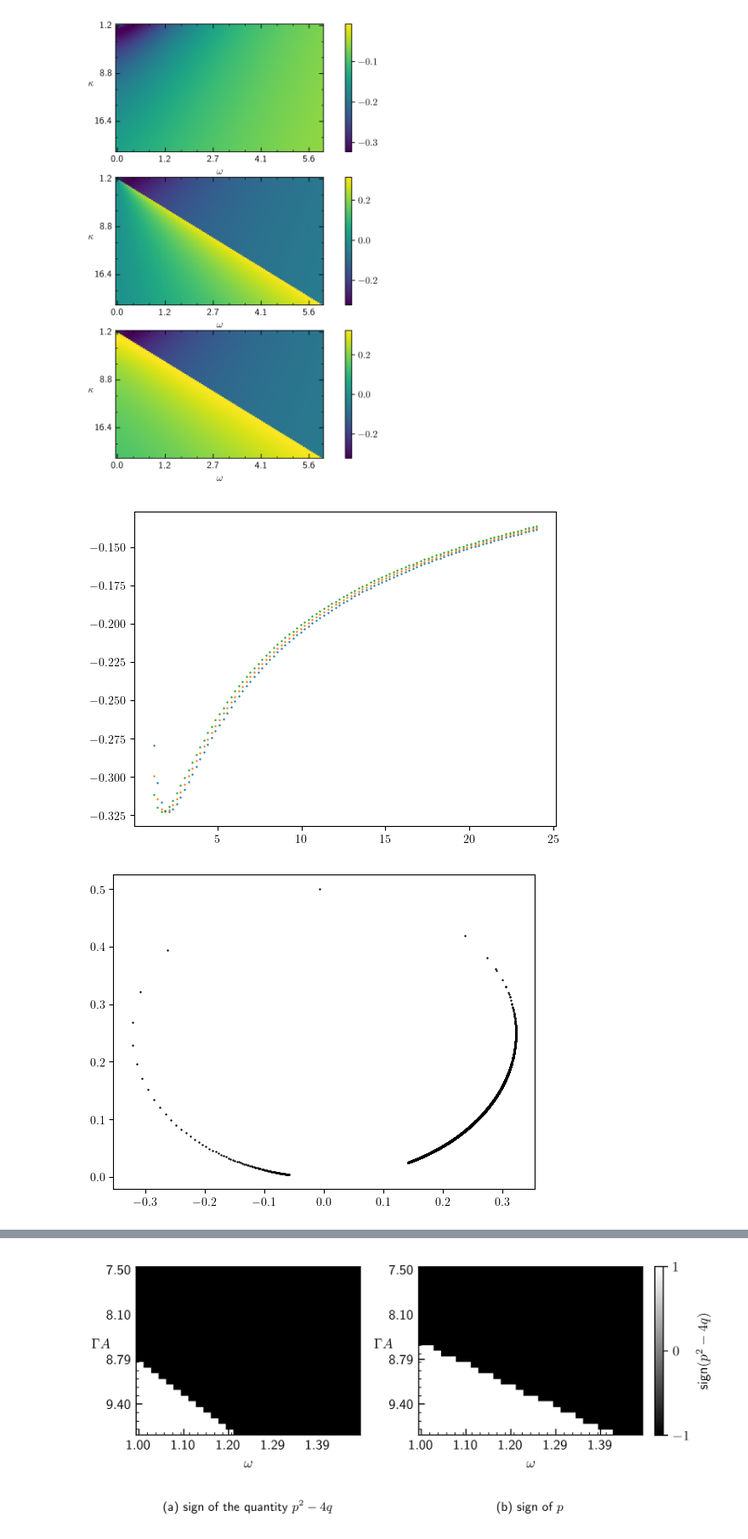
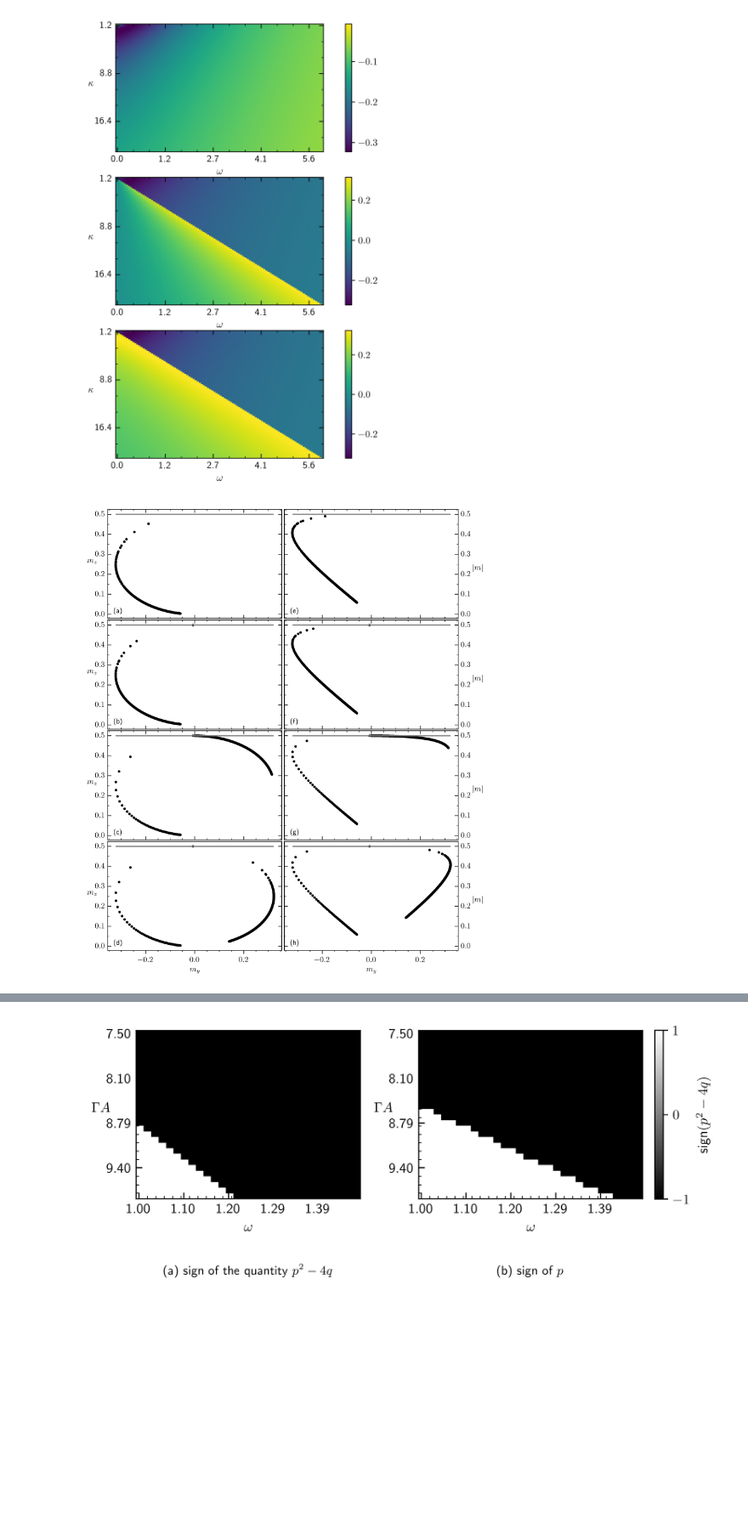
Before and after one commit to ChriGomm/Bachelor_sympy, a Jupyter notebook: sign_lam.ipynb, the cells around one changed output, grey strips where cells are left out. Shown at 85% size. Cells and saved outputs as stored; diff of their text form; code cells hidden in the pictures; blank space fills up the shorter version.

```diff
--- a/sign_lam.ipynb
+++ b/sign_lam.ipynb
@@ -556,45 +578,60 @@ plt.show()
 sol1 = []
 sol3s = []
 sol3m = []
 sol3l = []
 
 for i in range(len(k)):
     for j in range(len(w)):
         if i<j:
             sol1.append([phys_sol[i,j,0],m_z(phys_sol[i,j,0],k[i],w[j],Gam)])
         if i>=j:
             sol3s.append([phys_sol[i,j,0],m_z(phys_sol[i,j,0],k[i],w[j],Gam)])
             sol3m.append([phys_sol[i,j,1],m_z(phys_sol[i,j,1],k[i],w[j],Gam)])
             sol3l.append([phys_sol[i,j,2],m_z(phys_sol[i,j,2],k[i],w[j],Gam)])
         # if i==j:
         #     sol3m.append([phys_sol[i,j,2],m_z(phys_sol[i,j,2],k[i],w[j],Gam)])
 # ticksetup = TickProperties(xtick_step_major=10**7,\
 #                            xtick_step_minor=10**6,
 #                            )
 # phaseplane = Setup_Fig("phaseplane.pdf")
 # fig, ax = phaseplane.return_fig(shape=(2,2))
 # plotdat = [[sol1,sol3s],[sol3m,sol3l]]
 # for i in range(2):
 #     for j in range(2):
 #         ax[i,j].scatter(plotdat[i][j][:][0],plotdat[i][j][:][1],color='0')
 sol1 = np.array(sol1)
 sol3s = np.array(sol3s)
 sol3m = np.array(sol3m)
 sol3l = np.array(sol3l)
-sol = sol3l
-plt.figure()
-frac = 33
-for i in range(len(w)//frac):
-    plt.scatter(k[:],root[:,3+i,0])
+sol = [sol1, sol3s, sol3m, sol3l]
+col1_label = ['(a)','(b)','(c)','(d)']
+col2_label = ['(e)','(f)','(g)','(h)']
+tickformat = Format(xscale=w,yscale=k,xprec="{:.1f}",yprec="{:.1f}")
+tickp = TickProperties(SZX=False,SZY=False,\
+                       xtick_step_major=0.2,\
+                        xtick_step_minor=0.05,\
+                            ytick_step_major=0.1,\
+                                ytick_step_minor=0.05)
+boundplot = Setup_Fig('fixp_boundaries.pdf',tickp=tickp,formater=tickformat)
+boundplot.fig_width= 20.6*cm
+boundplot.fig_height= 26.1*cm
+fig, ax = boundplot.return_fig(shape=(4,2),xax_share='col',yax_share='all',joined=True)
+for i in range(4):
+    ax[i,0].scatter(sol[i][:,0],sol[i][:,1],color='0',s=5)
+    ax[i,0].hlines(0.5,min(sol[-1][:,0]),max(sol[-1][:,0]),color='0.5')
+    # ax[i,0].set_xlabel(r'$m_y')
+    ax[i,0].set_ylabel(r'$m_z$',rotation=0,labelpad=4)
+    ax[i,0].text(x=-0.33,y=0.008,s=col1_label[i],fontsize=9)
+    ax[i,1].scatter(sol[i][:,0],np.sqrt(sol[i][:,0]**2+sol[i][:,1]**2),color='0',s=5)
+    ax[i,1].hlines(0.5,min(sol[-1][:,0]),max(sol[-1][:,0]),color="0.5")
+    ax[i,1].yaxis.set_label_position('right')
+    ax[i,1].set_ylabel(r'$|m|$',rotation=0,labelpad=10)
+    ax[i,1].text(x=-0.33,y=0.008,s=col2_label[i],fontsize=9)
+plt.subplots_adjust(wspace=0.015,hspace=0.015)
+ax[i,0].set_xlabel(r'$m_y$')
+ax[i,1].set_xlabel(r'$m_y$')
+plt.savefig('/home/christian/Documents/Bachelor/protocol/pictures/'+boundplot.name_of_plot,bbox_inches='tight')
+
 plt.show()
-plt.figure()
-plt.scatter(sol[:,0],sol[:,1],color='0')
-plt.show()
-plt.figure()
-
-plt.scatter(sol[:,0],np.sqrt(sol[:,0]**2+sol[:,1]**2),s=5)
-plt.hlines(0.5,min(sol[:,0]),max(sol[:,0]),color="0")
-plt.show()
 # %% [output]
-[figure, old version]
+[figure, new version]
-[figure, removed]
```
Also changed, not shown: parts of 5 cells of this notebook.
